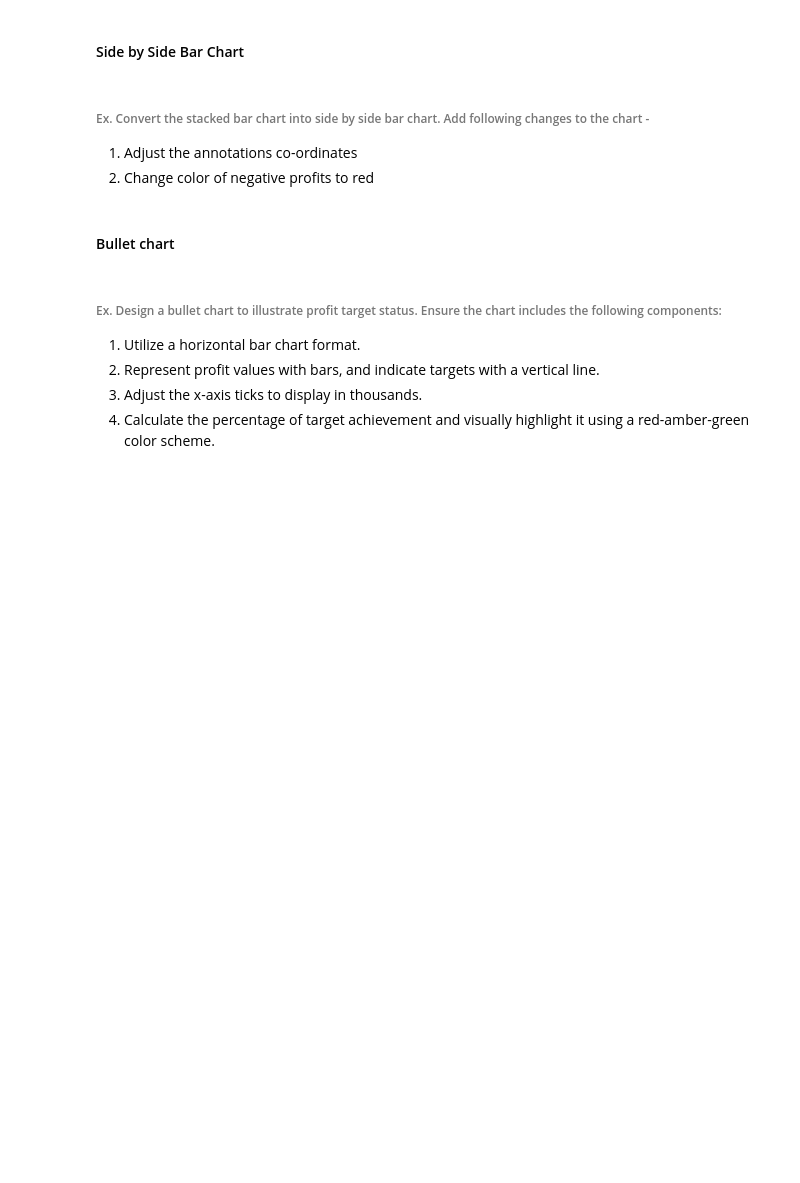
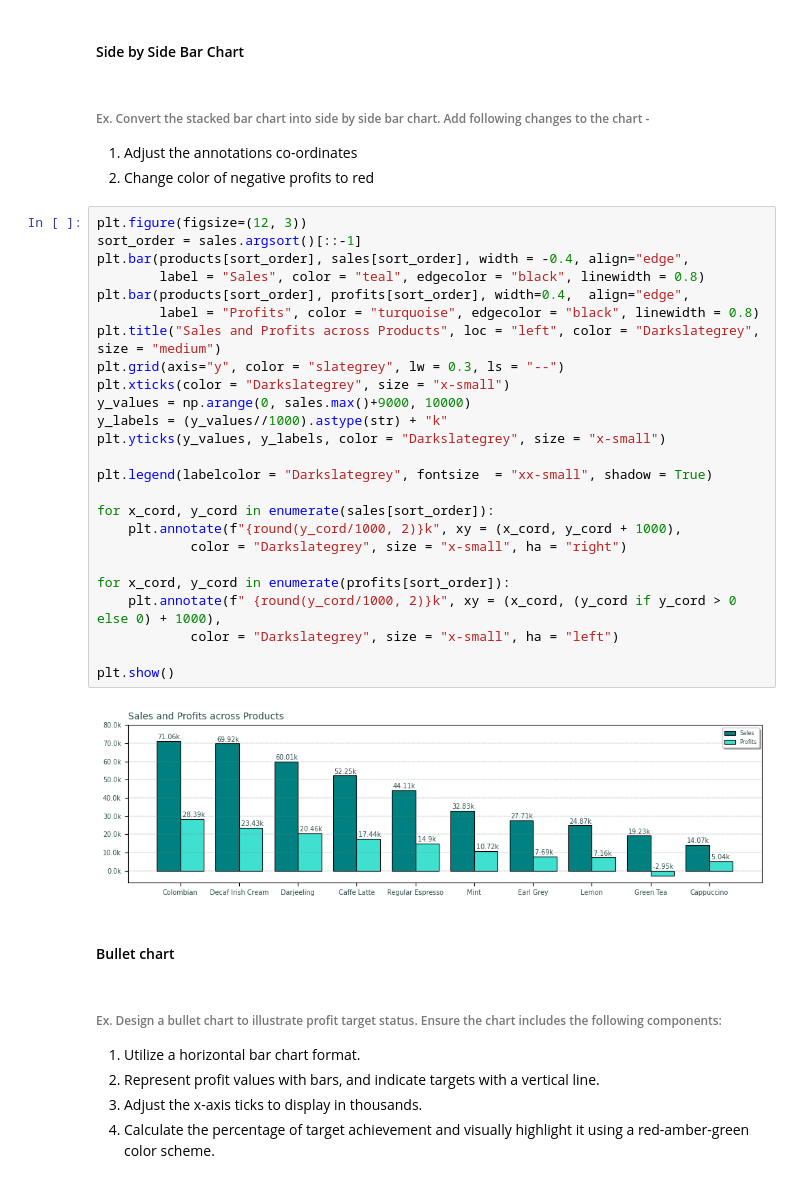
Before and after one commit to knowledge-corner/12_May_2025_Optum_Global, a Jupyter notebook: Classwork/Day - 1 classwork.ipynb, the cells around one changed output. Drawn from its saved outputs; the diff is of its cells as text; blank space fills up the shorter version.

```diff
--- a/Classwork/Day - 1 classwork.ipynb
+++ b/Classwork/Day - 1 classwork.ipynb
@@ -1778,6 +1782,33 @@ plt.show()
 ###### Ex. Convert the stacked bar chart into side by side bar chart. Add following changes to the chart -
 1. Adjust the annotations co-ordinates
 2. Change color of negative profits to red
+# %%
+plt.figure(figsize=(12, 3))
+sort_order = sales.argsort()[::-1]
+plt.bar(products[sort_order], sales[sort_order], width = -0.4, align="edge",
+        label = "Sales", color = "teal", edgecolor = "black", linewidth = 0.8)
+plt.bar(products[sort_order], profits[sort_order], width=0.4,  align="edge",
+        label = "Profits", color = "turquoise", edgecolor = "black", linewidth = 0.8)
+plt.title("Sales and Profits across Products", loc = "left", color = "Darkslategrey", size = "medium")
+plt.grid(axis="y", color = "slategrey", lw = 0.3, ls = "--")
+plt.xticks(color = "Darkslategrey", size = "x-small")
+y_values = np.arange(0, sales.max()+9000, 10000)
+y_labels = (y_values//1000).astype(str) + "k"
+plt.yticks(y_values, y_labels, color = "Darkslategrey", size = "x-small")
+
+plt.legend(labelcolor = "Darkslategrey", fontsize  = "xx-small", shadow = True)
+
+for x_cord, y_cord in enumerate(sales[sort_order]):
+    plt.annotate(f"{round(y_cord/1000, 2)}k", xy = (x_cord, y_cord + 1000),
+            color = "Darkslategrey", size = "x-small", ha = "right")
+
+for x_cord, y_cord in enumerate(profits[sort_order]):
+    plt.annotate(f" {round(y_cord/1000, 2)}k", xy = (x_cord, (y_cord if y_cord > 0 else 0) + 1000),
+            color = "Darkslategrey", size = "x-small", ha = "left")
+
+plt.show()
+# %% [output]
+[figure, added]
 # %% [markdown]
 #### Bullet chart
 # %% [markdown]
```
Also changed, not shown: parts of 9 cells of this notebook.
